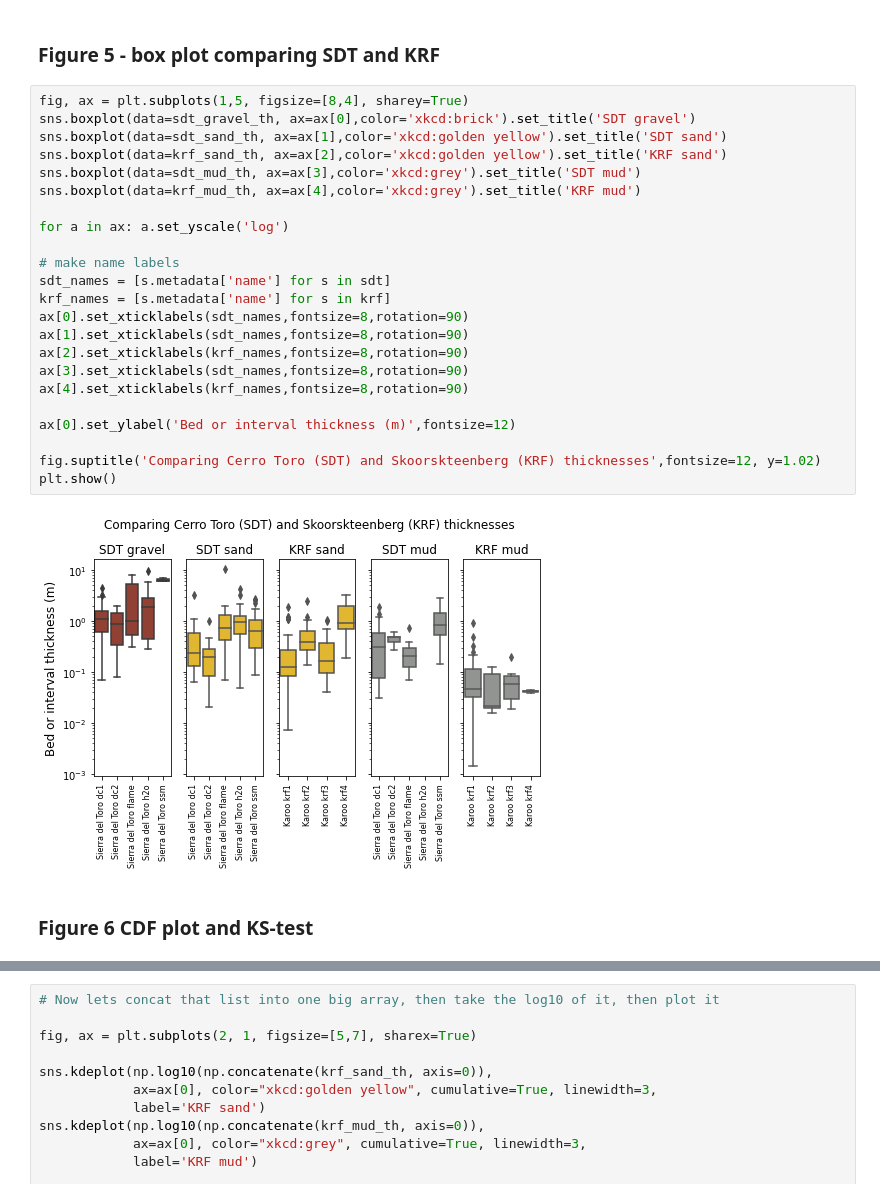
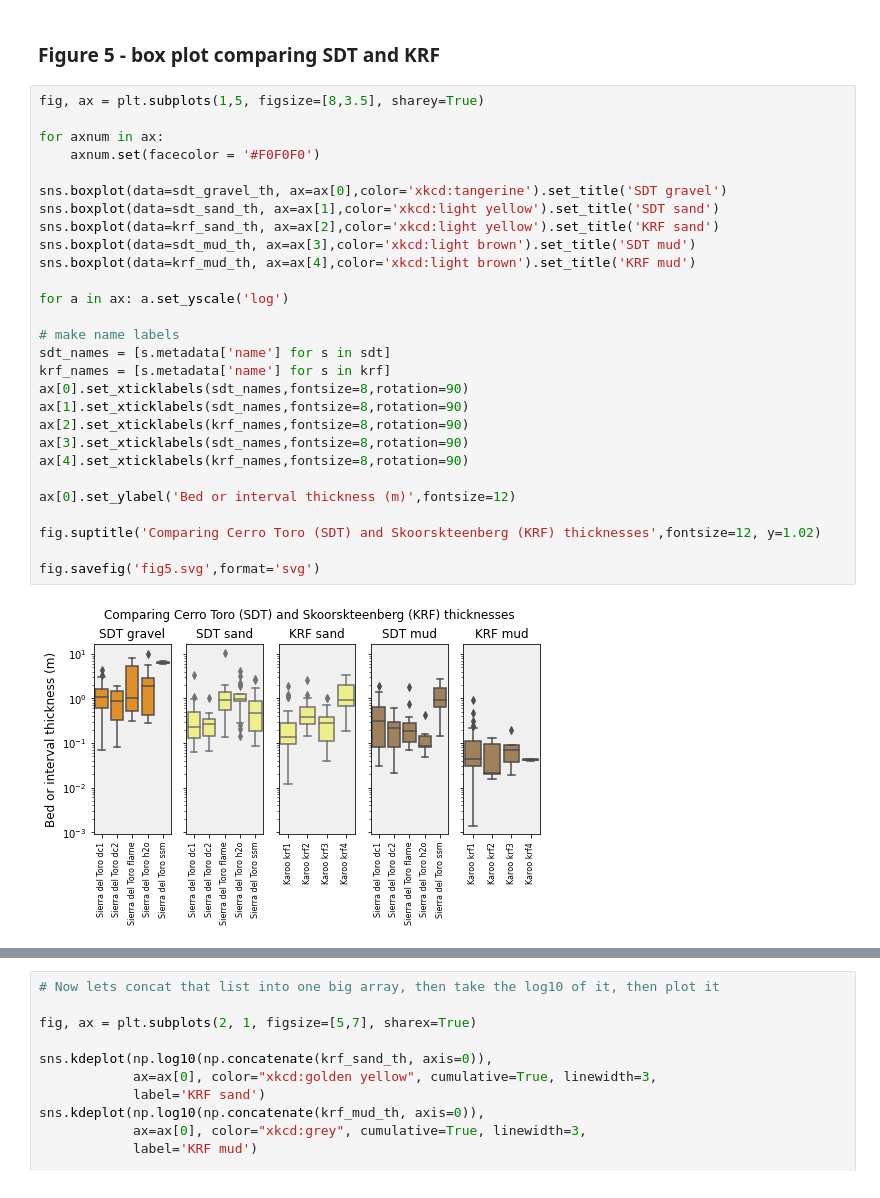
Before and after one commit to rgmyr/litholog, a Jupyter notebook: notebooks/Litholog_paper_plots.ipynb, the cells around one changed output, grey strips where cells are left out. Cells and saved outputs as stored; diff of their text form.

```diff
--- a/notebooks/Litholog_paper_plots.ipynb
+++ b/notebooks/Litholog_paper_plots.ipynb
@@ -125,29 +128,32 @@ sdt_gravel_th = [s.get_field('th', lithology='gravel') for s in sdt]
 # %% [markdown]
 ### Figure 5 - box plot comparing SDT and KRF
 # %%
-fig, ax = plt.subplots(1,5, figsize=[8,4], sharey=True)
-sns.boxplot(data=sdt_gravel_th, ax=ax[0],color='xkcd:brick').set_title('SDT gravel')
-sns.boxplot(data=sdt_sand_th, ax=ax[1],color='xkcd:golden yellow').set_title('SDT sand')
-sns.boxplot(data=krf_sand_th, ax=ax[2],color='xkcd:golden yellow').set_title('KRF sand')
-sns.boxplot(data=sdt_mud_th, ax=ax[3],color='xkcd:grey').set_title('SDT mud')
-sns.boxplot(data=krf_mud_th, ax=ax[4],color='xkcd:grey').set_title('KRF mud')
+fig, ax = plt.subplots(1,5, figsize=[8,3.5], sharey=True)
+
+for axnum in ax:
+    axnum.set(facecolor = '#F0F0F0')
+
+sns.boxplot(data=sdt_gravel_th, ax=ax[0],color='xkcd:tangerine').set_title('SDT gravel')
+sns.boxplot(data=sdt_sand_th, ax=ax[1],color='xkcd:light yellow').set_title('SDT sand')
+sns.boxplot(data=krf_sand_th, ax=ax[2],color='xkcd:light yellow').set_title('KRF sand')
+sns.boxplot(data=sdt_mud_th, ax=ax[3],color='xkcd:light brown').set_title('SDT mud')
+sns.boxplot(data=krf_mud_th, ax=ax[4],color='xkcd:light brown').set_title('KRF mud')
 
 for a in ax: a.set_yscale('log')
 
 # make name labels
 sdt_names = [s.metadata['name'] for s in sdt]
 krf_names = [s.metadata['name'] for s in krf]
 ax[0].set_xticklabels(sdt_names,fontsize=8,rotation=90)
 ax[1].set_xticklabels(sdt_names,fontsize=8,rotation=90)
 ax[2].set_xticklabels(krf_names,fontsize=8,rotation=90)
 ax[3].set_xticklabels(sdt_names,fontsize=8,rotation=90)
 ax[4].set_xticklabels(krf_names,fontsize=8,rotation=90)
 
 ax[0].set_ylabel('Bed or interval thickness (m)',fontsize=12)
 
 fig.suptitle('Comparing Cerro Toro (SDT) and Skoorskteenberg (KRF) thicknesses',fontsize=12, y=1.02)
-plt.show()
+
+fig.savefig('fig5.svg',format='svg')
 # %% [output]
-[figure, old version]
+[figure, new version]
-# %% [markdown]
-### Figure 6 CDF plot and KS-test
```
Also changed, not shown: parts of 5 cells of this notebook, 2 other files.
